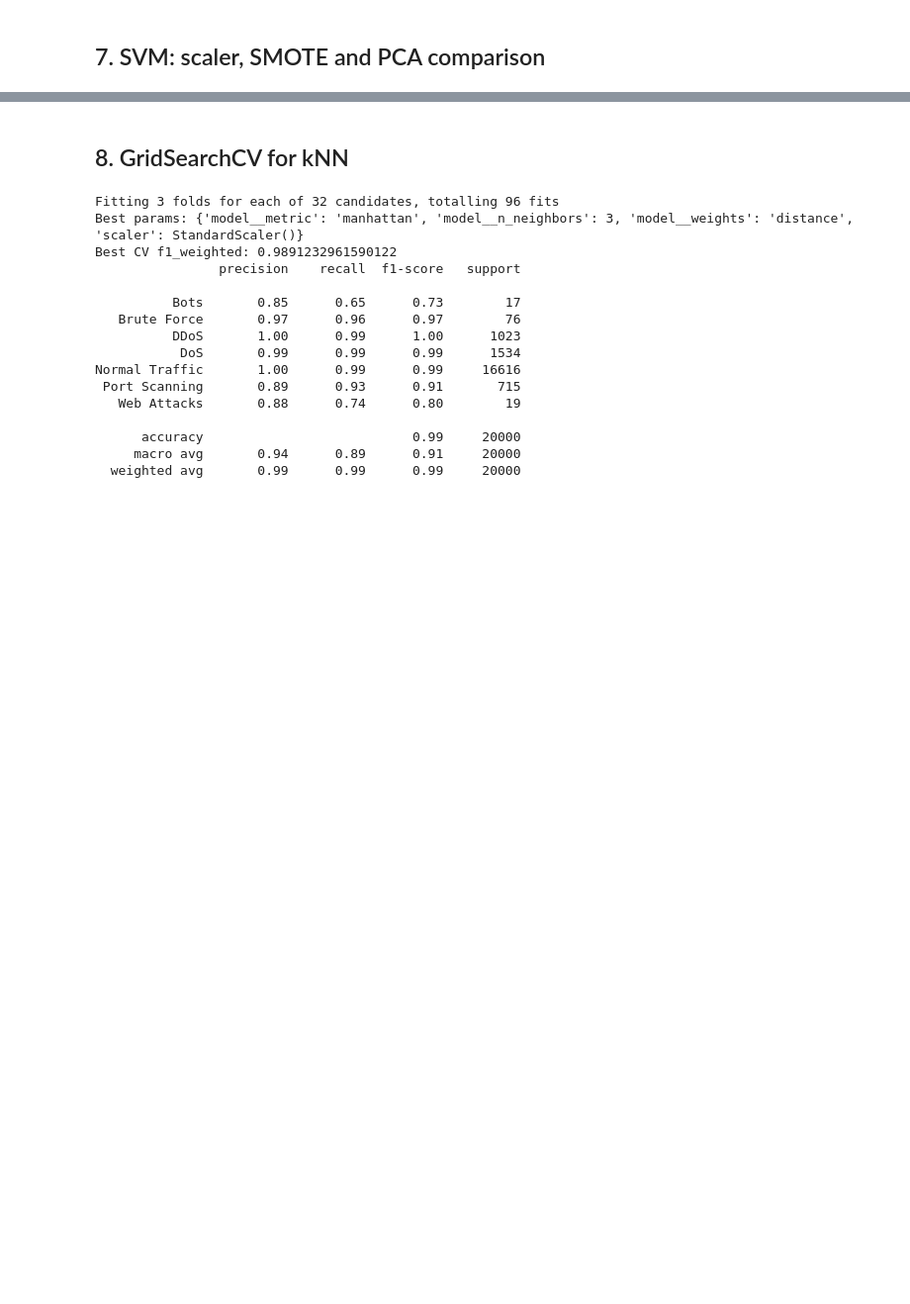
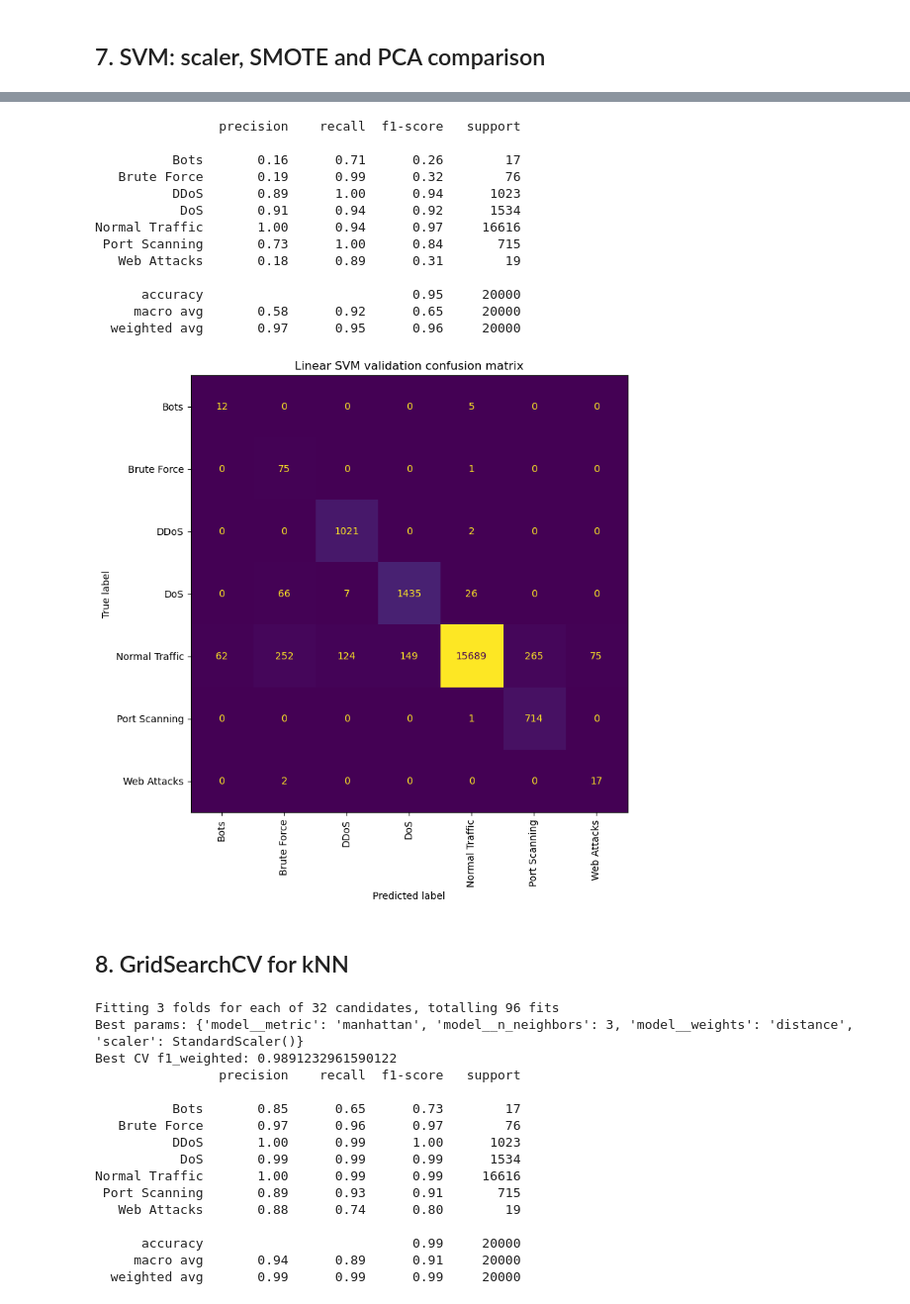
Before and after one commit to Kelz09/cicids2017-classification, a Jupyter notebook: training/kNN_SVM_John.ipynb, the cells around one changed output, grey strips where cells are left out. Shown at 99% size. Drawn from its saved outputs; the diff is of its cells as text; code cells hidden in the pictures; blank space fills up the shorter version.

```diff
--- a/training/kNN_SVM_John.ipynb
+++ b/training/kNN_SVM_John.ipynb
@@ -365,3 +400,36 @@ Normal Traffic       1.00      0.94      0.97     16616
+# %%
+# SVM GridSearch timed out - using fixed best params instead
+svm_best = Pipeline([
+    ("scaler", StandardScaler()),
+    ("model", LinearSVC(C=1, class_weight="balanced", random_state=RANDOM_STATE, max_iter=5000))
+])
+svm_best.fit(X_train, y_train)
+svm_best_pred = svm_best.predict(X_val)
+print(classification_report(y_val, svm_best_pred, zero_division=0))
+plot_confusion(y_val, svm_best_pred, "Linear SVM validation confusion matrix")
+results.append({
+    "model": "Linear SVM GridSearch best",
+    "accuracy": accuracy_score(y_val, svm_best_pred),
+    "f1_weighted": precision_recall_fscore_support(y_val, svm_best_pred, average="weighted", zero_division=0)[2],
+    "precision_weighted": precision_recall_fscore_support(y_val, svm_best_pred, average="weighted", zero_division=0)[0],
+    "recall_weighted": precision_recall_fscore_support(y_val, svm_best_pred, average="weighted", zero_division=0)[1],
+    "train_time_seconds": float("nan"),
+})
+# %% [output]
+                precision    recall  f1-score   support
+
+          Bots       0.16      0.71      0.26        17
+   Brute Force       0.19      0.99      0.32        76
+          DDoS       0.89      1.00      0.94      1023
+           DoS       0.91      0.94      0.92      1534
+Normal Traffic       1.00      0.94      0.97     16616
+ Port Scanning       0.73      1.00      0.84       715
+   Web Attacks       0.18      0.89      0.31        19
+
+      accuracy                           0.95     20000
+     macro avg       0.58      0.92      0.65     20000
+  weighted avg       0.97      0.95      0.96     20000
+[figure, added]
 # %% [markdown]
 ## 8. GridSearchCV for kNN
 # %%
```
Also changed, not shown: parts of 7 cells of this notebook.
